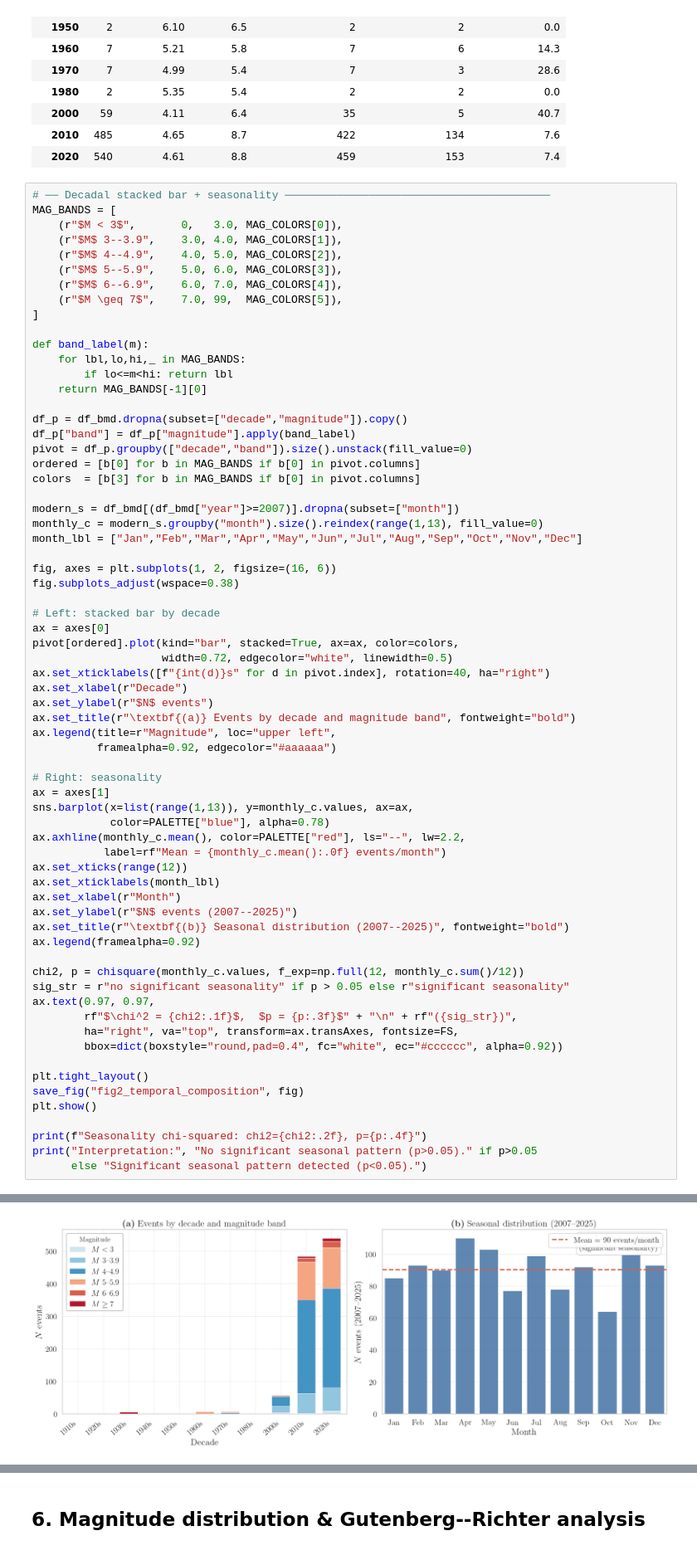
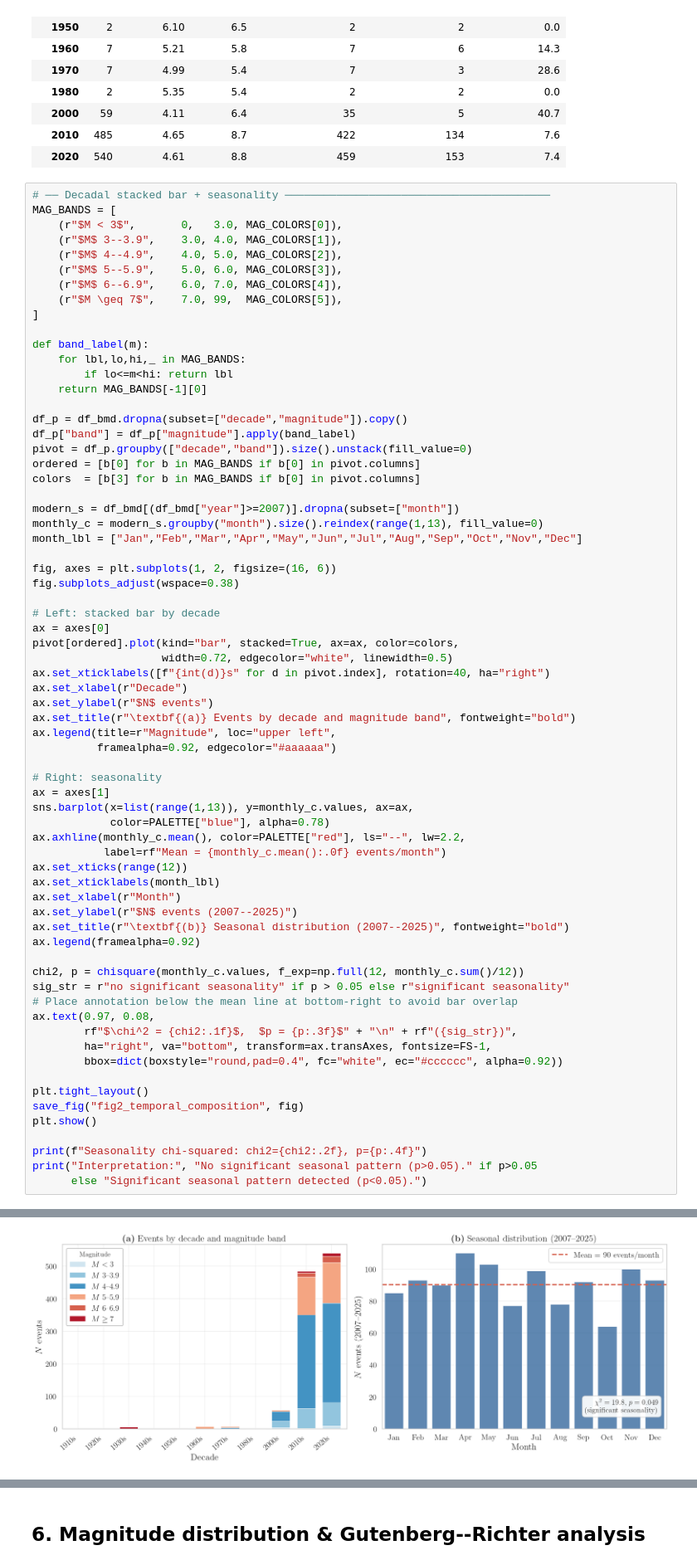
Before and after one commit to awnonbhowmik/Seismic-BD, a Jupyter notebook: analysis.ipynb, the cells around one changed output, grey strips where cells are left out. Shown at 83% size. Cells and saved outputs as stored; diff of their text form.

```diff
--- a/analysis.ipynb
+++ b/analysis.ipynb
@@ -577,36 +580,37 @@ ax.legend(title=r"Magnitude", loc="upper left",
           framealpha=0.92, edgecolor="#aaaaaa")
 
 # Right: seasonality
 ax = axes[1]
 sns.barplot(x=list(range(1,13)), y=monthly_c.values, ax=ax,
             color=PALETTE["blue"], alpha=0.78)
 ax.axhline(monthly_c.mean(), color=PALETTE["red"], ls="--", lw=2.2,
            label=rf"Mean = {monthly_c.mean():.0f} events/month")
 ax.set_xticks(range(12))
 ax.set_xticklabels(month_lbl)
 ax.set_xlabel(r"Month")
 ax.set_ylabel(r"$N$ events (2007--2025)")
 ax.set_title(r"\textbf{(b)} Seasonal distribution (2007--2025)", fontweight="bold")
 ax.legend(framealpha=0.92)
 
 chi2, p = chisquare(monthly_c.values, f_exp=np.full(12, monthly_c.sum()/12))
 sig_str = r"no significant seasonality" if p > 0.05 else r"significant seasonality"
-ax.text(0.97, 0.97,
+# Place annotation below the mean line at bottom-right to avoid bar overlap
+ax.text(0.97, 0.08,
         rf"$\chi^2 = {chi2:.1f}$,  $p = {p:.3f}$" + "\n" + rf"({sig_str})",
-        ha="right", va="top", transform=ax.transAxes, fontsize=FS,
+        ha="right", va="bottom", transform=ax.transAxes, fontsize=FS-1,
         bbox=dict(boxstyle="round,pad=0.4", fc="white", ec="#cccccc", alpha=0.92))
 
 plt.tight_layout()
 save_fig("fig2_temporal_composition", fig)
 plt.show()
 
 print(f"Seasonality chi-squared: chi2={chi2:.2f}, p={p:.4f}")
 print("Interpretation:", "No significant seasonal pattern (p>0.05)." if p>0.05
       else "Significant seasonal pattern detected (p<0.05).")
 # %% [output]
 The PostScript backend does not support transparency; partially transparent artists will be rendered opaque.
   Saved: fig2_temporal_composition.eps / .png
-[figure, old version]
+[figure, new version]
 Seasonality chi-squared: chi2=19.76, p=0.0488
 Interpretation: Significant seasonal pattern detected (p<0.05).
 # %% [markdown]
```
Also changed, not shown: parts of 1 cell of this notebook, 5 other files.
